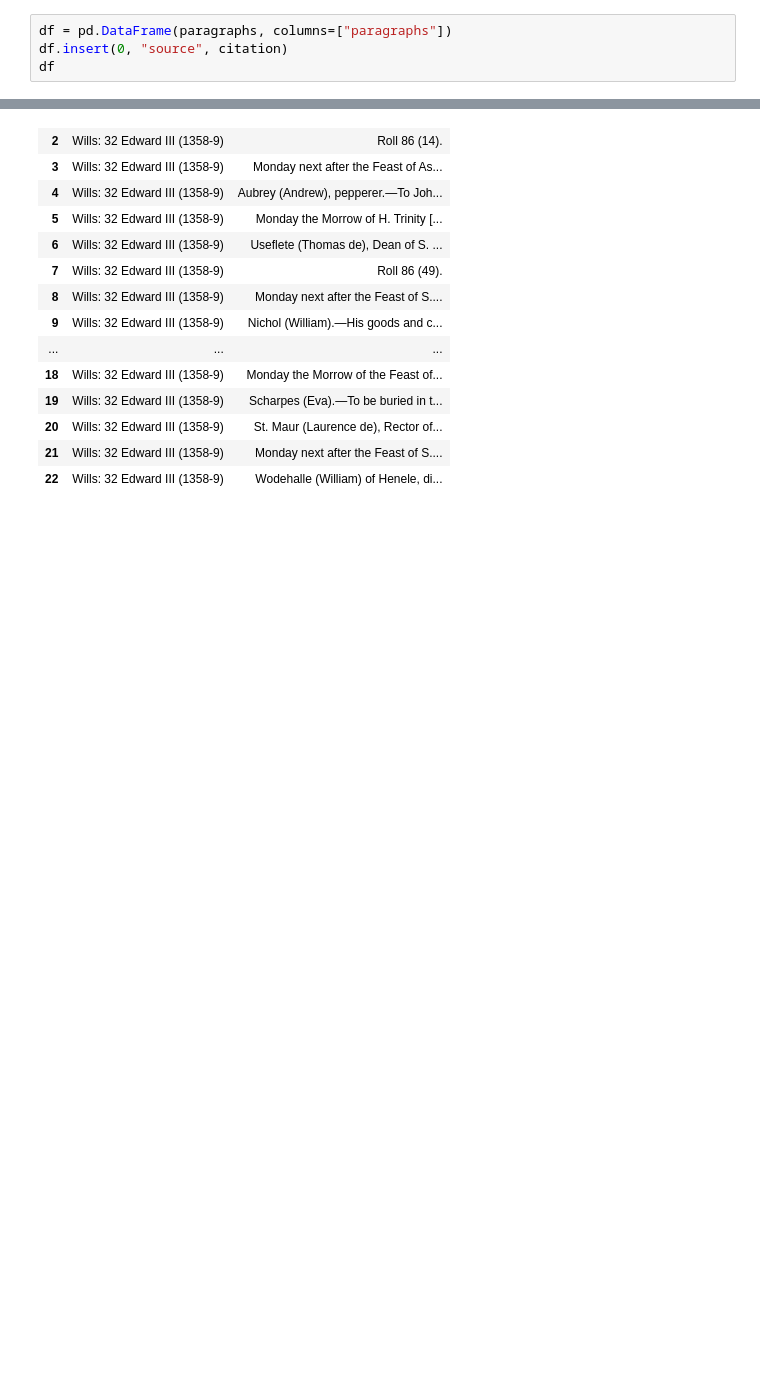
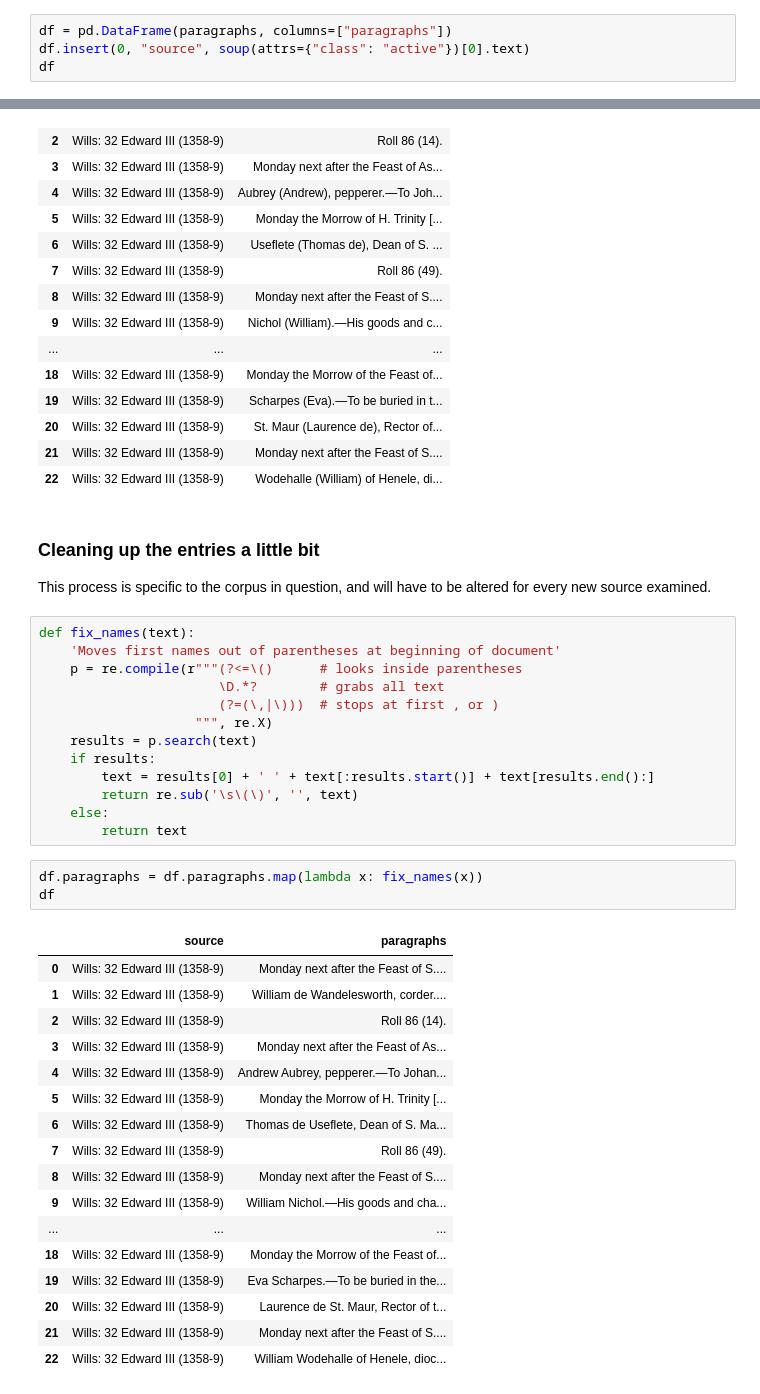
Before and after one commit to magnawhale/MLP, a Jupyter notebook: scrape_text.ipynb, the cells around one changed output, grey strips where cells are left out. Drawn from its saved outputs; the diff is of its cells as text; blank space fills up the shorter version.

Commit message:
"cleaning scrapes with Regex...begin NLP POS-tagging"

```diff
--- a/scrape_text.ipynb
+++ b/scrape_text.ipynb
@@ -43,7 +43,7 @@ citation
 'Wills: 32 Edward III (1358-9)'
 # %%
 df = pd.DataFrame(paragraphs, columns=["paragraphs"])
-df.insert(0, "source", citation)
+df.insert(0, "source", soup(attrs={"class": "active"})[0].text)
 df
 # %% [output]
 |  | source | paragraphs |
@@ -63,3 +63,41 @@ df
 | 20 | Wills: 32 Edward III (1358-9) | St. Maur (Laurence de), Rector of... |
 | 21 | Wills: 32 Edward III (1358-9) | Monday next after the Feast of S.... |
 | 22 | Wills: 32 Edward III (1358-9) | Wodehalle (William) of Henele, di... |
+# %% [markdown]
+### Cleaning up the entries a little bit
+
+This process is specific to the corpus in question, and will have to be altered for every new source examined.
+# %%
+def fix_names(text):
+    'Moves first names out of parentheses at beginning of document'
+    p = re.compile(r"""(?<=\()      # looks inside parentheses
+                       \D.*?        # grabs all text
+                       (?=(\,|\)))  # stops at first , or )
+                    """, re.X)
+    results = p.search(text)
+    if results:
+        text = results[0] + ' ' + text[:results.start()] + text[results.end():]
+        return re.sub('\s\(\)', '', text)
+    else:
+        return text
+# %%
+df.paragraphs = df.paragraphs.map(lambda x: fix_names(x))
+df
+# %% [output]
+|  | source | paragraphs |
+| 0 | Wills: 32 Edward III (1358-9) | Monday next after the Feast of S.... |
+| 1 | Wills: 32 Edward III (1358-9) | William de Wandelesworth, corder.... |
+| 2 | Wills: 32 Edward III (1358-9) | Roll 86 (14). |
+| 3 | Wills: 32 Edward III (1358-9) | Monday next after the Feast of As... |
+| 4 | Wills: 32 Edward III (1358-9) | Andrew Aubrey, pepperer.—To Johan... |
+| 5 | Wills: 32 Edward III (1358-9) | Monday the Morrow of H. Trinity [... |
+| 6 | Wills: 32 Edward III (1358-9) | Thomas de Useflete, Dean of S. Ma... |
+| 7 | Wills: 32 Edward III (1358-9) | Roll 86 (49). |
+| 8 | Wills: 32 Edward III (1358-9) | Monday next after the Feast of S.... |
+| 9 | Wills: 32 Edward III (1358-9) | William Nichol.—His goods and cha... |
+| ... | ... | ... |
+| 18 | Wills: 32 Edward III (1358-9) | Monday the Morrow of the Feast of... |
+| 19 | Wills: 32 Edward III (1358-9) | Eva Scharpes.—To be buried in the... |
+| 20 | Wills: 32 Edward III (1358-9) | Laurence de St. Maur, Rector of t... |
+| 21 | Wills: 32 Edward III (1358-9) | Monday next after the Feast of S.... |
+| 22 | Wills: 32 Edward III (1358-9) | William Wodehalle of Henele, dioc... |
```
Also changed, not shown: parts of 3 cells of this notebook.
